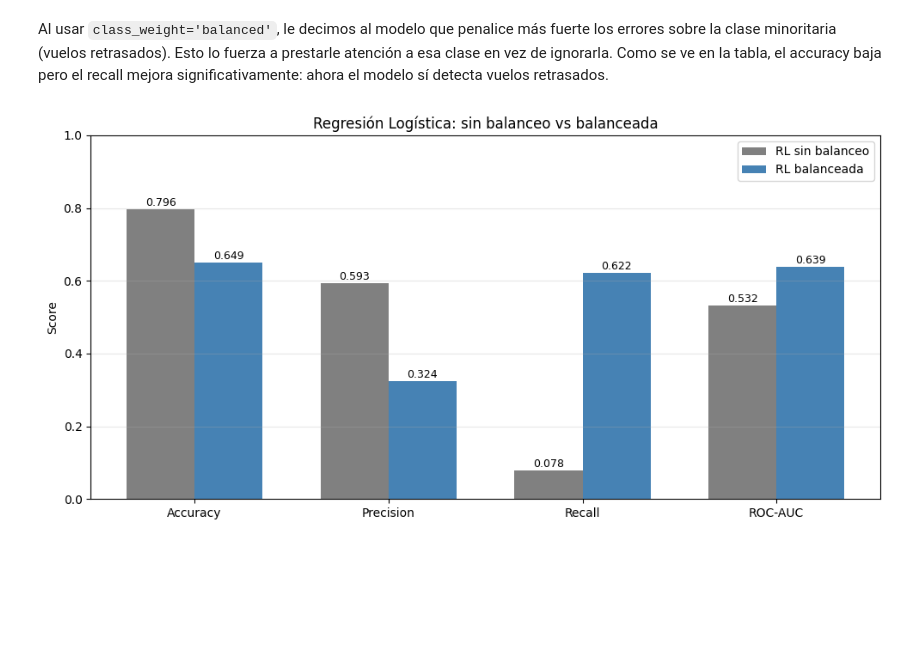
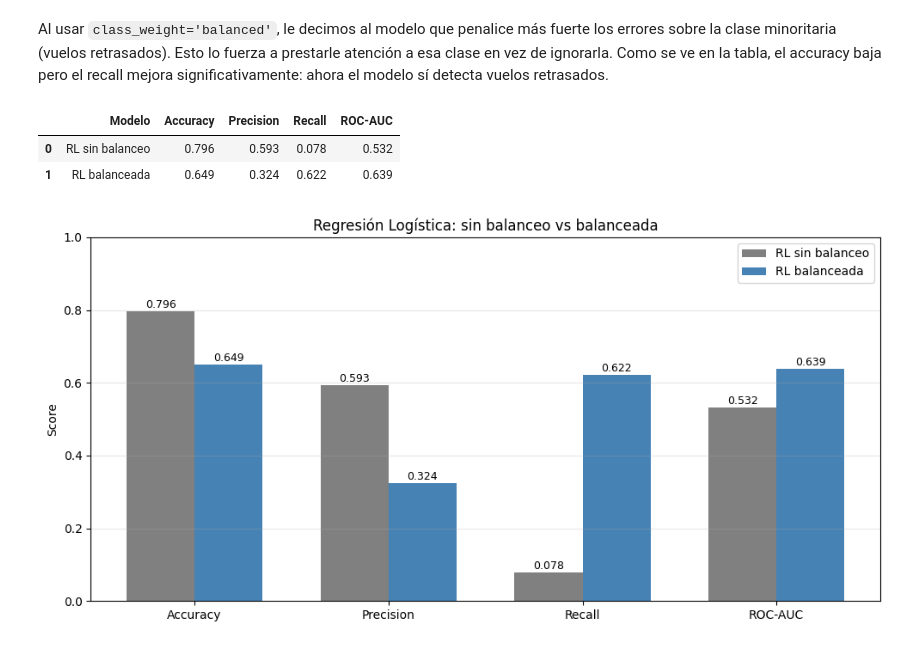
Before and after one commit to Guadacarro/TP_IA, a Jupyter notebook: tp_v2.ipynb, the cells around one changed output. Saved outputs shown, nothing was run; the diff lists cells and outputs as text; code cells hidden in the pictures; blank space fills up the shorter version.

```diff
--- a/tp_v2.ipynb
+++ b/tp_v2.ipynb
@@ -1199,4 +1199,14 @@ pd.DataFrame([reportar_metricas('RL balanceada', y_test, y_pred_test_bal)])
 | 0 | RL balanceada | 0.649 | 0.324 | 0.622 | 0.639 |
 # %% [markdown]
 Al usar `class_weight='balanced'`, le decimos al modelo que penalice más fuerte los errores sobre la clase minoritaria (vuelos retrasados). Esto lo fuerza a prestarle atención a esa clase en vez de ignorarla. Como se ve en la tabla, el accuracy baja pero el recall mejora significativamente: ahora el modelo sí detecta vuelos retrasados.
+# %%
+resultados_lr = pd.DataFrame([
+    reportar_metricas('RL sin balanceo', y_test, y_pred_test_base),
+    reportar_metricas('RL balanceada', y_test, y_pred_test_bal),
+])
+resultados_lr
+# %% [output]
+|  | Modelo | Accuracy | Precision | Recall | ROC-AUC |
+| 0 | RL sin balanceo | 0.796 | 0.593 | 0.078 | 0.532 |
+| 1 | RL balanceada | 0.649 | 0.324 | 0.622 | 0.639 |
 # %%
```
Also changed, not shown: parts of 22 cells of this notebook.
